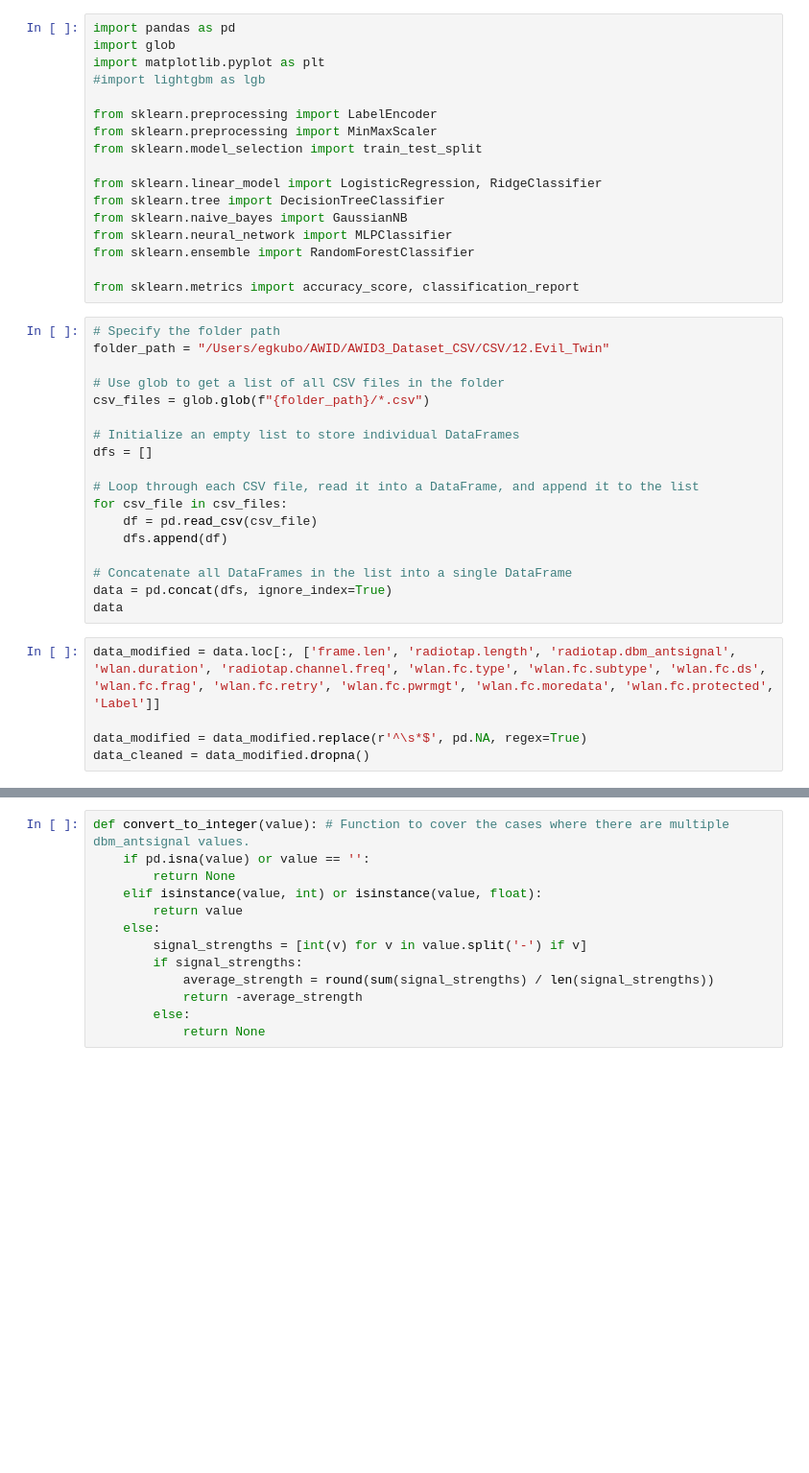
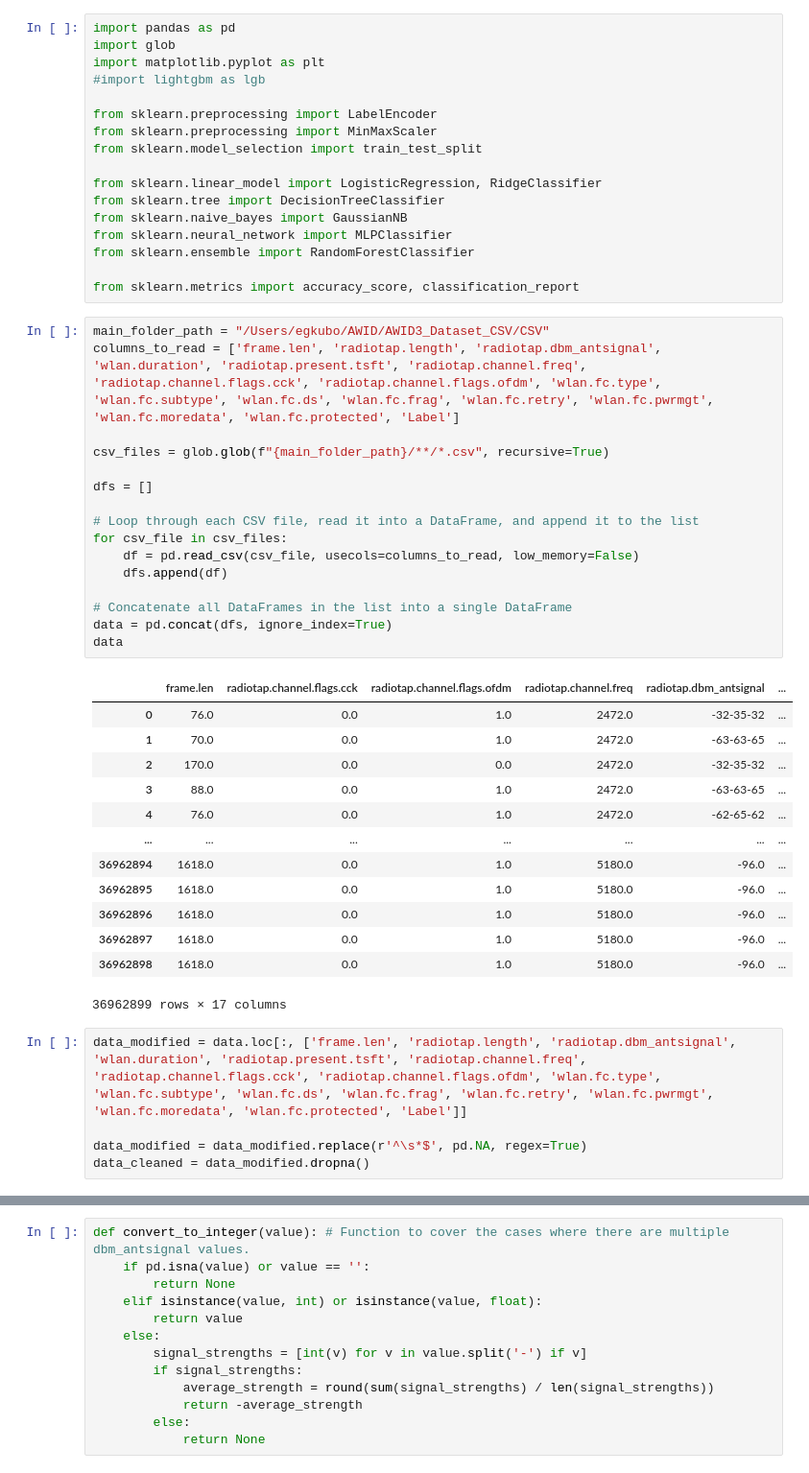
Before and after one commit to ertugrulgacal/wlan-ids, a Jupyter notebook: test.ipynb, the cells around one changed output, grey strips where cells are left out. Shown: that part at 96% size. Cells and saved outputs as stored; diff of their text form; blank space fills up the shorter version.

```diff
--- a/test.ipynb
+++ b/test.ipynb
@@ -16,25 +16,37 @@ from sklearn.ensemble import RandomForestClassifier
 
 from sklearn.metrics import accuracy_score, classification_report
 # %%
-# Specify the folder path
-folder_path = "/Users/egkubo/AWID/AWID3_Dataset_CSV/CSV/12.Evil_Twin"
+main_folder_path = "/Users/egkubo/AWID/AWID3_Dataset_CSV/CSV"
+columns_to_read = ['frame.len', 'radiotap.length', 'radiotap.dbm_antsignal', 'wlan.duration', 'radiotap.present.tsft', 'radiotap.channel.freq', 'radiotap.channel.flags.cck', 'radiotap.channel.flags.ofdm', 'wlan.fc.type', 'wlan.fc.subtype', 'wlan.fc.ds', 'wlan.fc.frag', 'wlan.fc.retry', 'wlan.fc.pwrmgt', 'wlan.fc.moredata', 'wlan.fc.protected', 'Label']
 
-# Use glob to get a list of all CSV files in the folder
-csv_files = glob.glob(f"{folder_path}/*.csv")
+csv_files = glob.glob(f"{main_folder_path}/**/*.csv", recursive=True)
 
-# Initialize an empty list to store individual DataFrames
 dfs = []
 
 # Loop through each CSV file, read it into a DataFrame, and append it to the list
 for csv_file in csv_files:
-    df = pd.read_csv(csv_file)
+    df = pd.read_csv(csv_file, usecols=columns_to_read, low_memory=False)
     dfs.append(df)
 
 # Concatenate all DataFrames in the list into a single DataFrame
 data = pd.concat(dfs, ignore_index=True)
 data
+# %% [output]
+|  | frame.len | radiotap.channel.flags.cck | radiotap.channel.flags.ofdm | radiotap.channel.freq | radiotap.dbm_antsignal | ... |
+| 0 | 76.0 | 0.0 | 1.0 | 2472.0 | -32-35-32 | ... |
+| 1 | 70.0 | 0.0 | 1.0 | 2472.0 | -63-63-65 | ... |
+| 2 | 170.0 | 0.0 | 0.0 | 2472.0 | -32-35-32 | ... |
+| 3 | 88.0 | 0.0 | 1.0 | 2472.0 | -63-63-65 | ... |
+| 4 | 76.0 | 0.0 | 1.0 | 2472.0 | -62-65-62 | ... |
+| ... | ... | ... | ... | ... | ... | ... |
+| 36962894 | 1618.0 | 0.0 | 1.0 | 5180.0 | -96.0 | ... |
+| 36962895 | 1618.0 | 0.0 | 1.0 | 5180.0 | -96.0 | ... |
+| 36962896 | 1618.0 | 0.0 | 1.0 | 5180.0 | -96.0 | ... |
+| 36962897 | 1618.0 | 0.0 | 1.0 | 5180.0 | -96.0 | ... |
+| 36962898 | 1618.0 | 0.0 | 1.0 | 5180.0 | -96.0 | ... |
+36962899 rows × 17 columns
 # %%
-data_modified = data.loc[:, ['frame.len', 'radiotap.length', 'radiotap.dbm_antsignal', 'wlan.duration', 'radiotap.channel.freq', 'wlan.fc.type', 'wlan.fc.subtype', 'wlan.fc.ds', 'wlan.fc.frag', 'wlan.fc.retry', 'wlan.fc.pwrmgt', 'wlan.fc.moredata', 'wlan.fc.protected', 'Label']]
+data_modified = data.loc[:, ['frame.len', 'radiotap.length', 'radiotap.dbm_antsignal', 'wlan.duration', 'radiotap.present.tsft', 'radiotap.channel.freq', 'radiotap.channel.flags.cck', 'radiotap.channel.flags.ofdm', 'wlan.fc.type', 'wlan.fc.subtype', 'wlan.fc.ds', 'wlan.fc.frag', 'wlan.fc.retry', 'wlan.fc.pwrmgt', 'wlan.fc.moredata', 'wlan.fc.protected', 'Label']]
 
 data_modified = data_modified.replace(r'^\s*$', pd.NA, regex=True)
 data_cleaned = data_modified.dropna()
```
Also changed, not shown: parts of 3 cells of this notebook.
